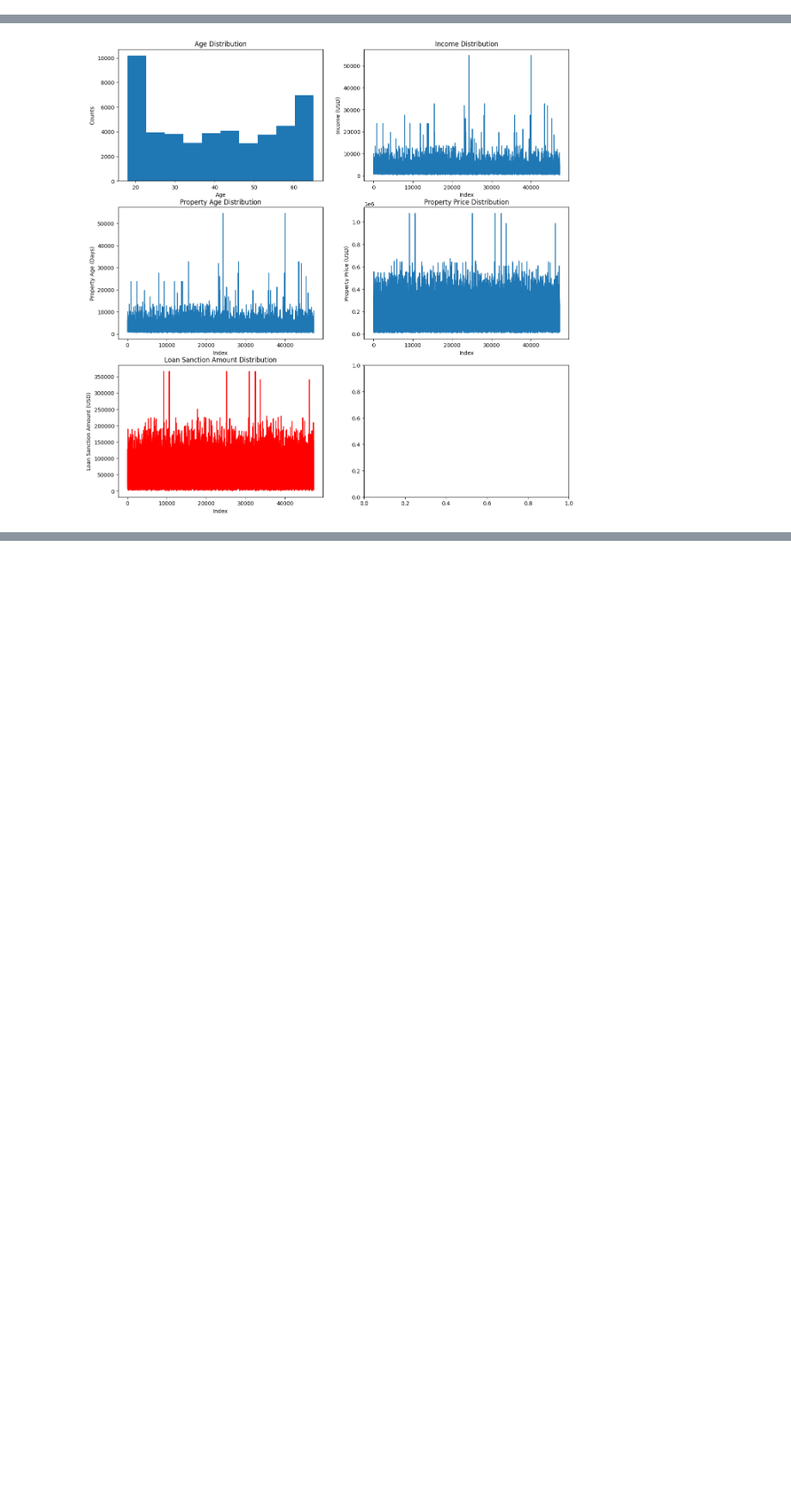
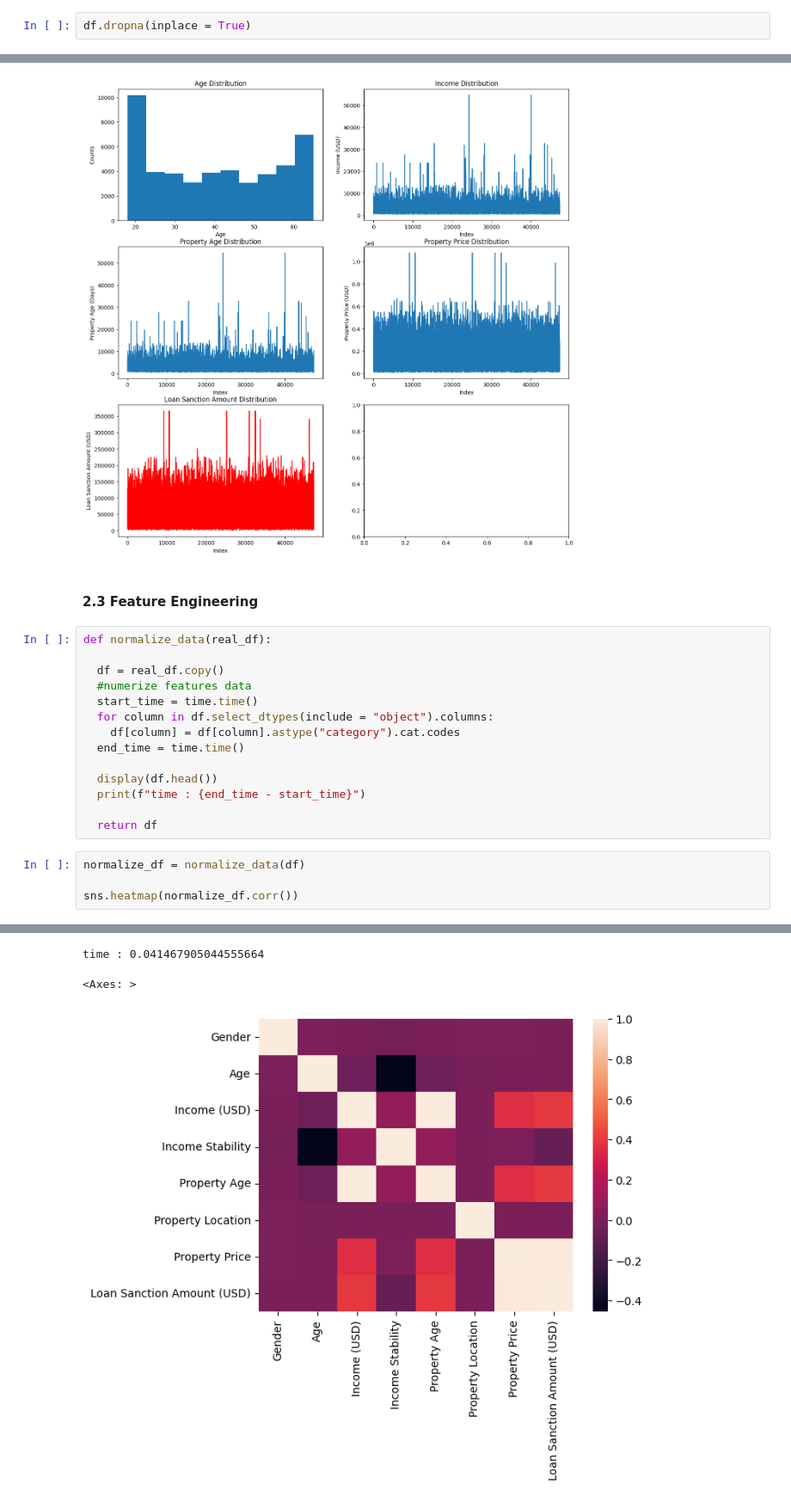
Before and after one commit to Likelipop/Introduction-to-ML, a Jupyter notebook: Untitled21.ipynb, the cells around one changed output, grey strips where cells are left out. Shown at 86% size. Cells and saved outputs as stored; diff of their text form; blank space fills up the shorter version.

```diff
--- a/Untitled21.ipynb
+++ b/Untitled21.ipynb
@@ -114,3 +116,5 @@ dtype: int64
    plt.show()
 # %% [output]
 [figure]
+# %%
+df.dropna(inplace = True)
@@ -169,3 +186,24 @@ plot_column(axis=axis[2, 0],
             kind='line', color='red')
 # %% [output]
 [figure]
+# %% [markdown]
+<h4>2.3 Feature Engineering </h4>
+# %%
+def normalize_data(real_df):
+
+  df = real_df.copy()
+  #numerize features data
+  start_time = time.time()
+  for column in df.select_dtypes(include = "object").columns:
+    df[column] = df[column].astype("category").cat.codes
+  end_time = time.time()
+
+  display(df.head())
+  print(f"time : {end_time - start_time}")
+
+  return df
+# %%
+normalize_df = normalize_data(df)
+
+sns.heatmap(normalize_df.corr())
+# %% [output]
@@ -171,0 +216,3 @@ plot_column(axis=axis[2, 0],
+time : 0.041467905044555664
+<Axes: >
+[figure, added]
```
Also changed, not shown: parts of 4 cells of this notebook.
